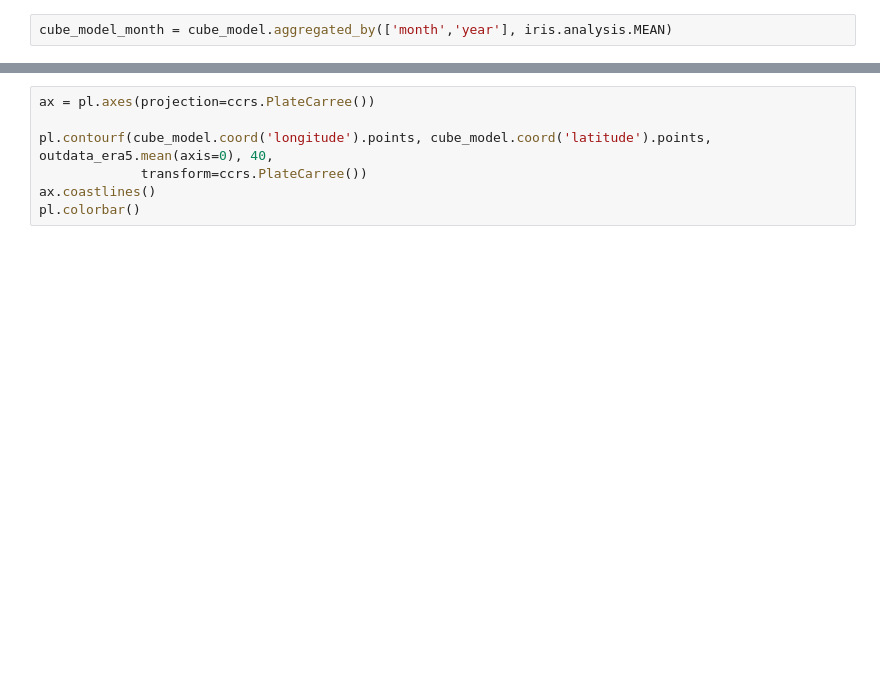
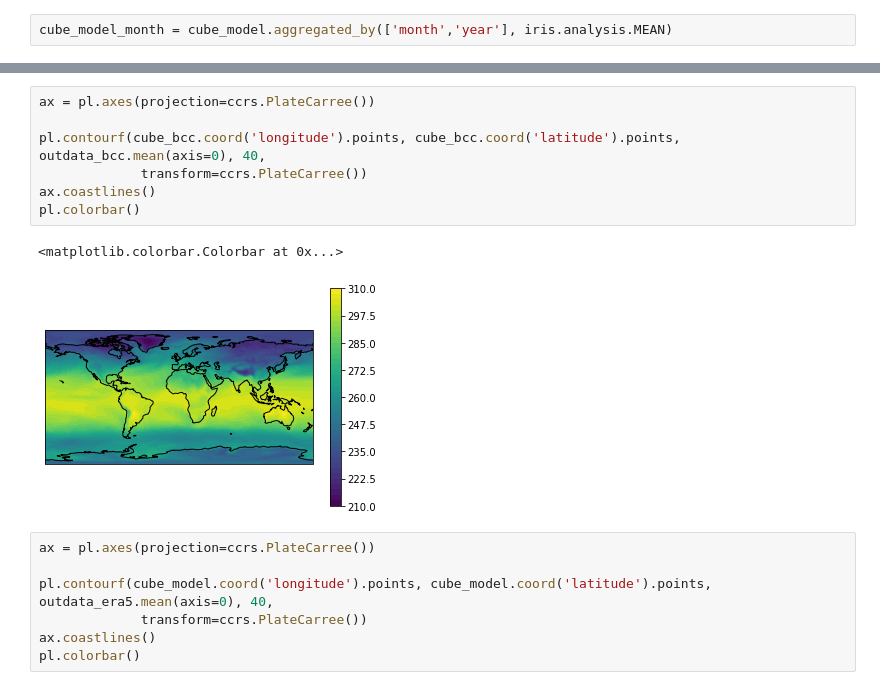
Before and after one commit to chrisroadmap/heatstress, a Jupyter notebook: notebooks/compare-ERA5-HEAT.ipynb, the cells around one changed output, grey strips where cells are left out. Cells and saved outputs as stored; diff of their text form; blank space fills up the shorter version.

```diff
--- a/notebooks/compare-ERA5-HEAT.ipynb
+++ b/notebooks/compare-ERA5-HEAT.ipynb
@@ -109,3 +136,13 @@ pl.colorbar()
+# %%
+ax = pl.axes(projection=ccrs.PlateCarree())
+
+pl.contourf(cube_bcc.coord('longitude').points, cube_bcc.coord('latitude').points, outdata_bcc.mean(axis=0), 40,
+             transform=ccrs.PlateCarree())
+ax.coastlines()
+pl.colorbar()
+# %% [output]
+<matplotlib.colorbar.Colorbar at 0x...>
+[figure, added]
 # %%
 ax = pl.axes(projection=ccrs.PlateCarree())
 
```
Also changed, not shown: parts of 27 cells of this notebook, 1 other file.
